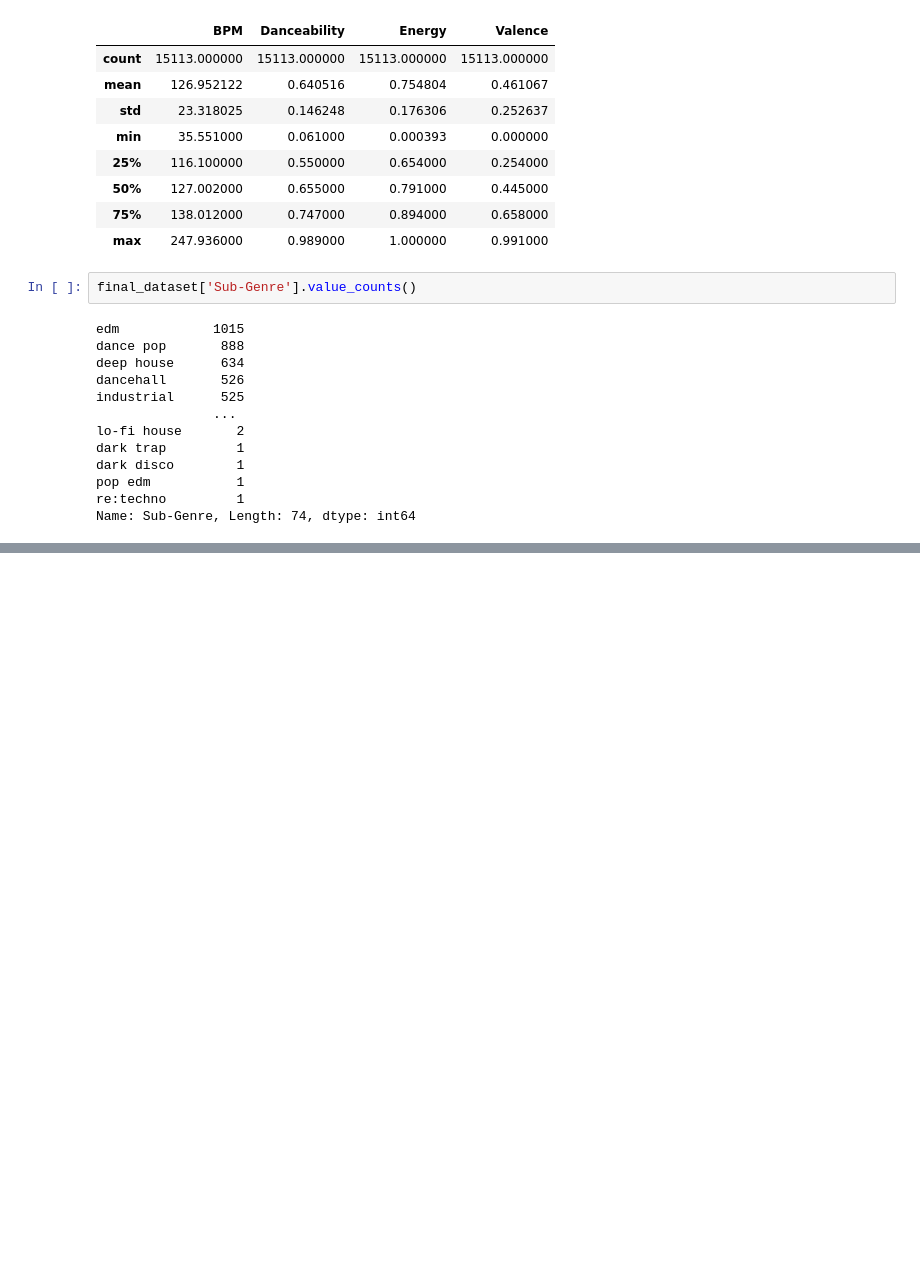
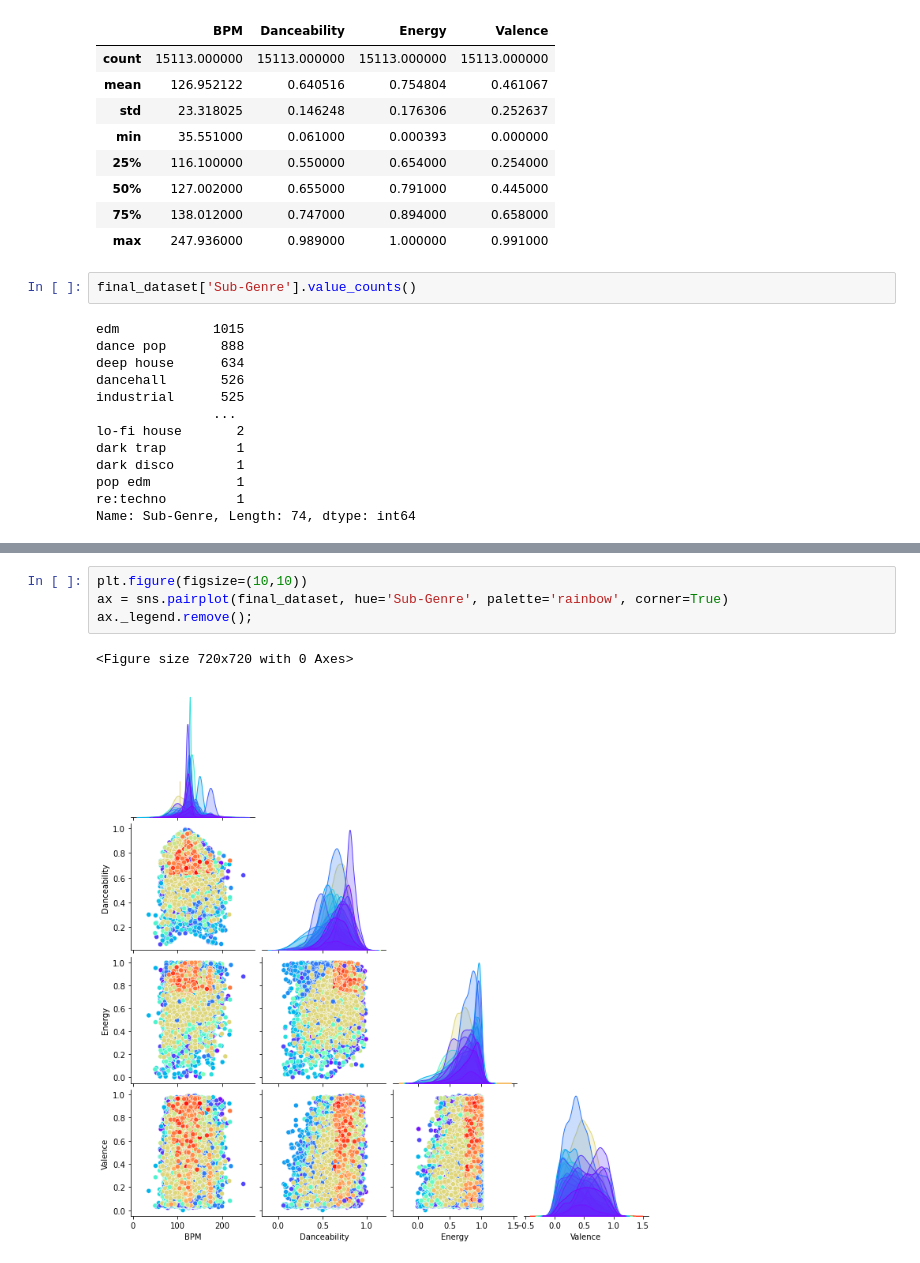
Before and after one commit to modernmediagrp/spotify-recommendation-system, a Jupyter notebook: main_notebook.ipynb, the cells around one changed output, grey strips where cells are left out. Saved outputs shown, nothing was run; the diff lists cells and outputs as text; blank space fills up the shorter version.

```diff
--- a/main_notebook.ipynb
+++ b/main_notebook.ipynb
@@ -827,3 +882,10 @@ Name: Sub-Genre, Length: 74, dtype: int64
+# %%
+plt.figure(figsize=(10,10))
+ax = sns.pairplot(final_dataset, hue='Sub-Genre', palette='rainbow', corner=True)
+ax._legend.remove();
+# %% [output]
+<Figure size 720x720 with 0 Axes>
+[figure, added]
 # %%
 plt.figure(figsize=(20,20))
 
```
Also changed, not shown: parts of 11 cells of this notebook.
